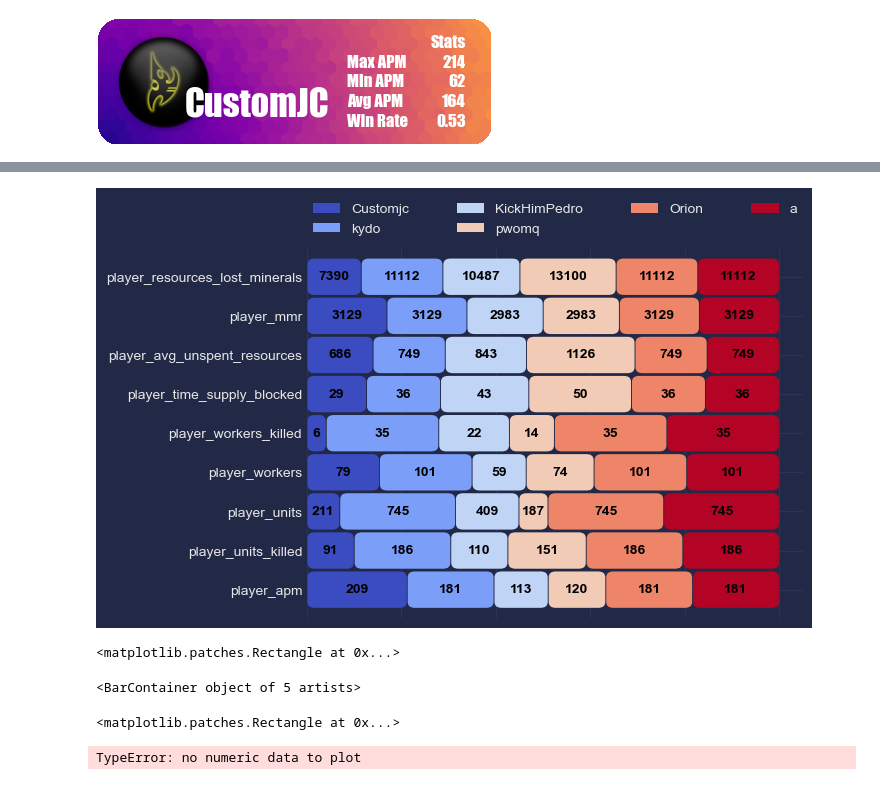
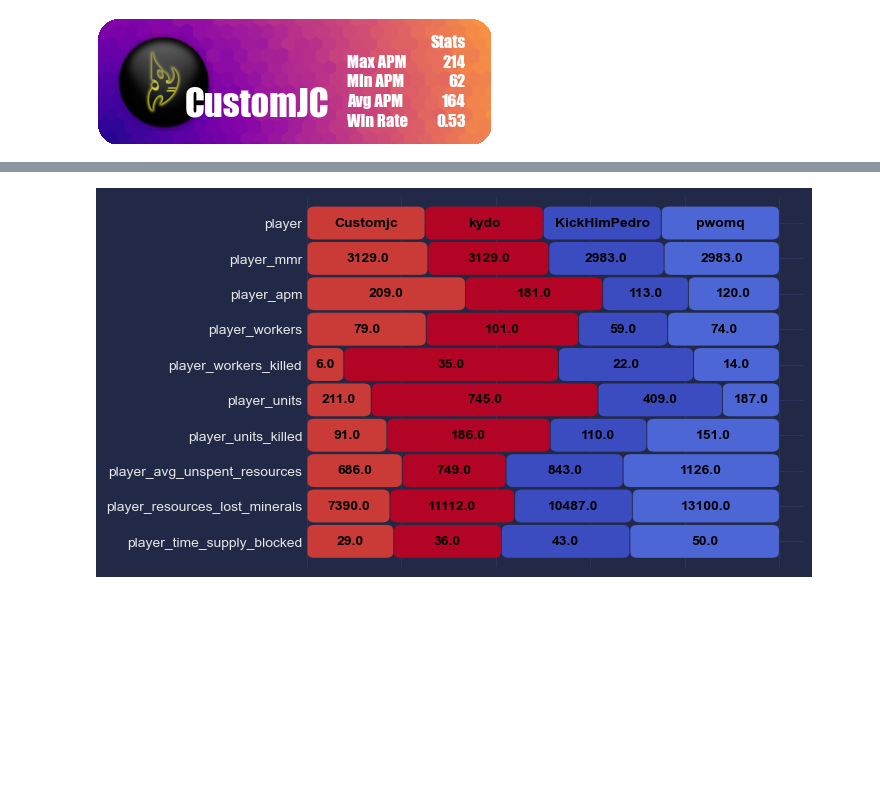
Before and after one commit to kylermurphy/sc2stats, a Jupyter notebook: sc2_stats.ipynb, the cells around one changed output, grey strips where cells are left out. Drawn from its saved outputs; the diff is of its cells as text; code cells hidden in the pictures; blank space fills up the shorter version.

```diff
--- a/sc2_stats.ipynb
+++ b/sc2_stats.ipynb
@@ -572,47 +530,65 @@ df['a'] = df['kydo']
+# %%
+import pandas as pd
+
+col_order = reversed(['player','player_mmr','player_apm','player_workers','player_workers_killed',
+             'player_units','player_units_killed','player_avg_unspent_resources','player_resources_lost_minerals','player_time_supply_blocked','player_name'])
+
+df = pd.DataFrame(a['results']['data'])
+df['player'] = np.ones(df.shape[0])
+df = df.drop(columns=['player_race','player_id'])
+df = df[col_order]
+
+df = df.set_index('player_name').transpose()[['Customjc','kydo','KickHimPedro','pwomq']]
+
+df_plot = df.apply(lambda x: x*100/sum(x), axis=1)
+df.loc['player'] = df.columns
 # %%
+import matplotlib as mpl
 from matplotlib.patches import FancyBboxPatch
 
+cmap = mpl.colormaps['coolwarm']
+colors = cmap([240,255,0,15])
+
 plt.style.use("cyberpunk")
-df_plot = df.apply(lambda x: x*100/sum(x), axis=1)
+#df_plot = df.apply(lambda x: x*100/sum(x), axis=1)
 
-ax = df_plot.plot(kind="barh", stacked=True, width=0.95, cmap='coolwarm')
-l4 = plt.legend(bbox_to_anchor=(0, 1.02, 1, 0.2), loc="lower left",
-                mode="expand", borderaxespad=0, ncol=4)
+ax = df_plot.plot(kind="barh", stacked=True, width=0.95,color=colors,legend=False)
+#l4 = plt.legend(bbox_to_anchor=(0, 1.02, 1, 0.2), loc="lower left",
+#                mode="expand", borderaxespad=0, ncol=4)
 
 cols = df_plot.columns
 
 new_patches = []
 for patch in reversed(ax.patches):
     bb = patch.get_bbox()
     color=patch.get_facecolor()
     p_bbox = FancyBboxPatch((bb.xmin, bb.ymin),
                         abs(bb.width), abs(bb.height),
                         boxstyle="round,pad=-0.1,rounding_size=1.5",
                         ec="none", fc=color,
                         mutation_aspect=0.1
                         )
     patch.remove()
     new_patches.append(p_bbox)
 for patch in new_patches:
     ax.add_patch(patch)
 
 for c, col in zip(ax.containers, cols):
 
 #    # get the values for the column from df
     vals = df[col]
 #
 #    # create a custom label for bar_label
     labels = [f'{val}' if (w := v.get_width()) > 0 else '' for v, val in zip(c, vals)]
 #
 #    # annotate each section with the custom labels
     ax.bar_label(c, labels=labels, label_type='center', fontweight='bold',color='black')
 
 ax.axes.xaxis.set_ticklabels([])
 #mplcyberpunk.add_bar_gradient(bars=ax.containers[0].get_children())
 plt.show()
+
+col_order = ['player','player_mmr','player_apm','player_workers','player_workers_killed',
+             'player_units','player_units_killed','player_avg_unspent_resources','player_resources_lost_minerals','player_time_supply_blocked']
 # %% [output]
-[figure, old version]
+[figure, new version]
-# %%
-l4.
-# %% [output]
-<matplotlib.patches.Rectangle at 0x...>
@@ -627,14 +594,0 @@ bars = plt.bar(categories, values, color=colors, zorder=2)
-# %%
-bars
-# %% [output]
-<BarContainer object of 5 artists>
-# %%
-ax.containers[0].get_children()[0].
-# %% [output]
-<matplotlib.patches.Rectangle at 0x...>
-# %%
-df.set_index('player_name').transpose().plot.barh(stacked='True')
-
-plt.show()
-# %% [output]
-TypeError: no numeric data to plot
```
Also changed, not shown: parts of 24 cells of this notebook.
